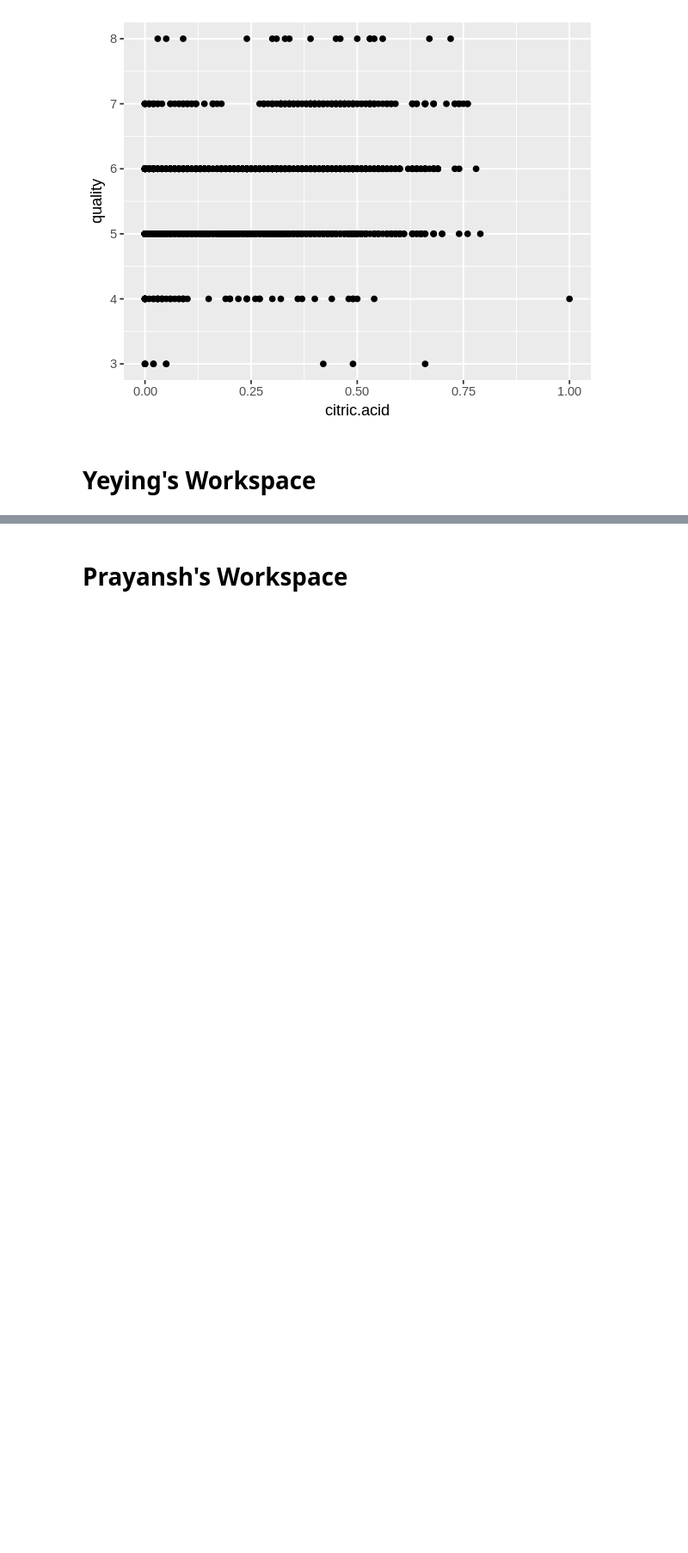
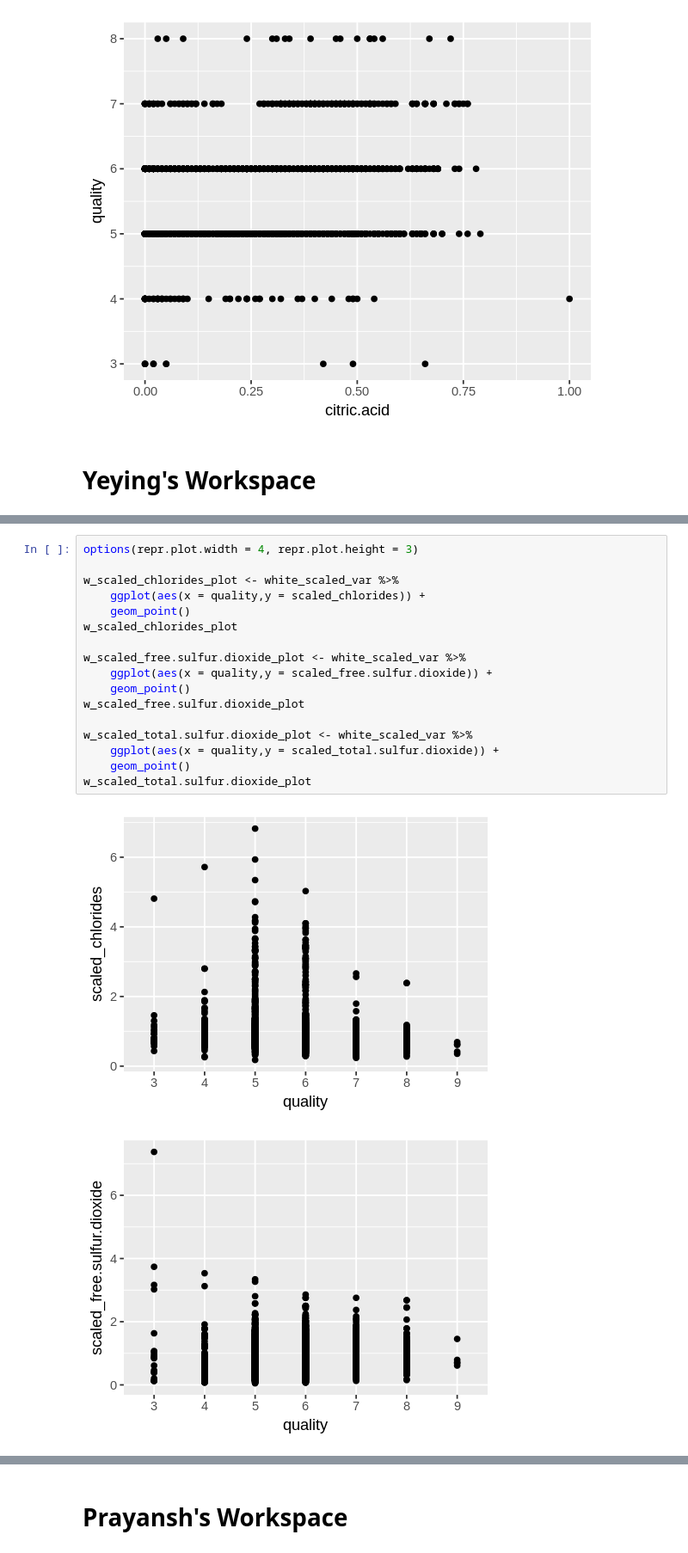
Before and after one commit to ivan-fediaev/DSCI-project, a Jupyter notebook: Project.ipynb, the cells around one changed output, grey strips where cells are left out. Shown at 86% size. Drawn from its saved outputs; the diff is of its cells as text; blank space fills up the shorter version.

```diff
--- a/Project.ipynb
+++ b/Project.ipynb
@@ -356,0 +472,20 @@ plot_ca
+# %%
+options(repr.plot.width = 4, repr.plot.height = 3)
+
+w_scaled_chlorides_plot <- white_scaled_var %>%
+    ggplot(aes(x = quality,y = scaled_chlorides)) +
+    geom_point()
+w_scaled_chlorides_plot
+
+w_scaled_free.sulfur.dioxide_plot <- white_scaled_var %>%
+    ggplot(aes(x = quality,y = scaled_free.sulfur.dioxide)) +
+    geom_point()
+w_scaled_free.sulfur.dioxide_plot
+
+w_scaled_total.sulfur.dioxide_plot <- white_scaled_var %>%
+    ggplot(aes(x = quality,y = scaled_total.sulfur.dioxide)) +
+    geom_point()
+w_scaled_total.sulfur.dioxide_plot
+# %% [output]
+[figure, added]
+[figure, added]
```
Also changed, not shown: parts of 13 cells of this notebook.
